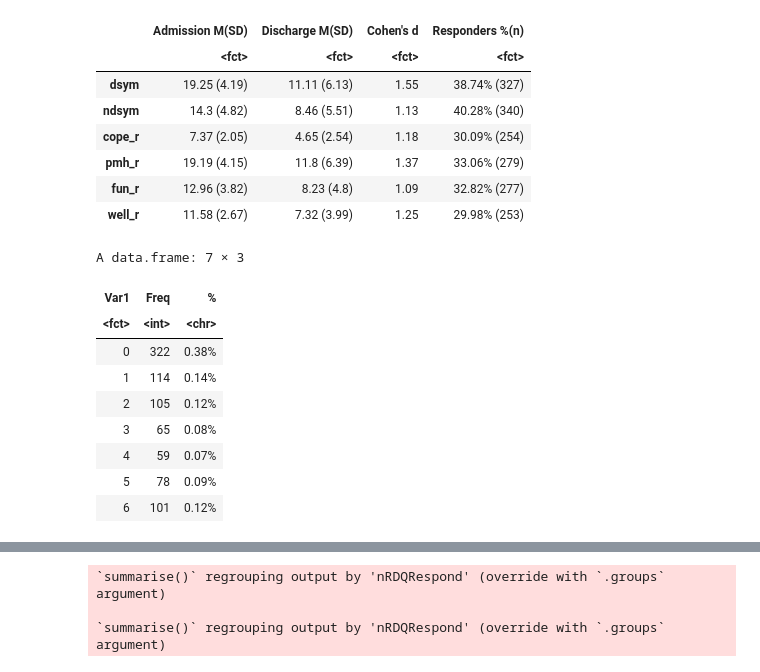
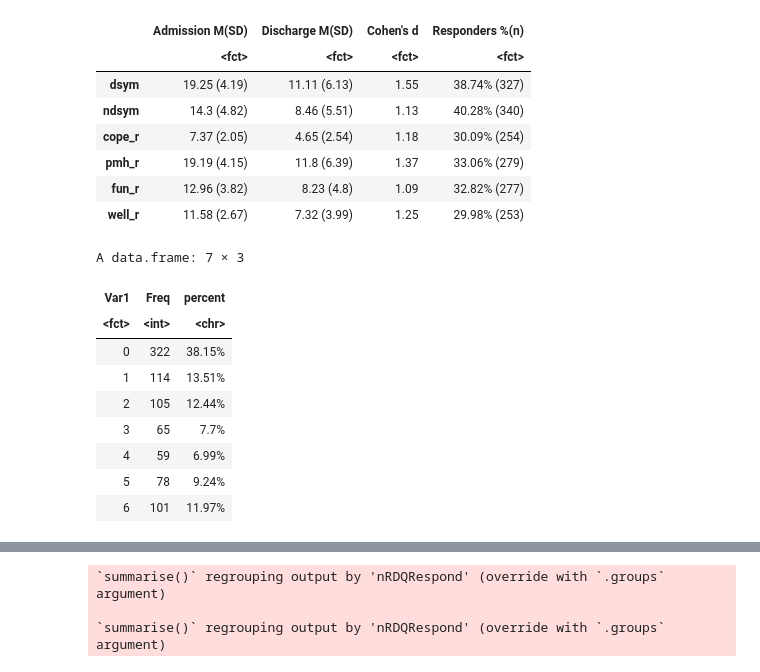
Before and after one commit to sin-ying-lin/phpTxOutcome, a Jupyter notebook: Code/50% Improvement 2nd.ipynb, the cells around one changed output, grey strips where cells are left out. Saved outputs shown, nothing was run; the diff lists cells and outputs as text; code cells hidden in the pictures.

```diff
--- a/Code/50% Improvement 2nd.ipynb
+++ b/Code/50% Improvement 2nd.ipynb
@@ -58,7 +237,7 @@ dfMDD$post_well_r_sum = rowSums(abs(dfMDD[grep('rdqpost_5[3-9]_1|rdqpost_69_1',
 facets = c('dsym', 'ndsym', 'cope_r', 'pmh_r', 'fun_r', 'well_r')
 prePostMean = matrix(0, nrow = 6, ncol = 4)
 
-for (i in 1:length(facets)){
+for (i in 1:6){
     facet = facets[i]
     preScore = dfMDD[,grep(paste0('pre_', facet,'_sum'), colnames(dfMDD))]
     postScore = dfMDD[,grep(paste0('post_', facet,'_sum'), colnames(dfMDD))]
@@ -66,9 +245,21 @@ for (i in 1:length(facets)){
     prePostMean[i, 2] = paste0(round(mean(postScore),2),' (', round(sd(postScore),2),')')
     prePostMean[i, 3] = round(cohen.d(preScore, postScore)$estimate, 2)
     prePostMean[i, 4] = paste0(
-        round(sum(ifelse((preScore-postScore) > 0.5*preScore, 1, 0))/nrow(dfMDD)*100, 2),'% (',
+        round(sum(ifelse(preScore-postScore > 0.5*preScore, 1, 0))/nrow(dfMDD)*100, 2),'% (',
         sum(ifelse((preScore-postScore) > 0.5*preScore, 1, 0)),')')
 }
+
+#for (i in 3:6){
+#    facet = facets[i]
+#    preScore = dfMDD[,grep(paste0('pre_', facet,'_sum'), colnames(dfMDD))]
+#    postScore = dfMDD[,grep(paste0('post_', facet,'_sum'), colnames(dfMDD))]
+#    prePostMean[i, 1] = paste0(round(mean(preScore),2),' (', round(sd(preScore),2),')')
+#    prePostMean[i, 2] = paste0(round(mean(postScore),2),' (', round(sd(postScore),2),')')
+#    prePostMean[i, 3] = round(cohen.d(preScore, postScore)$estimate, 2)
+#    prePostMean[i, 4] = paste0(
+#        round(sum(ifelse(postScore-preScore > 0.5*preScore, 1, 0))/nrow(dfMDD)*100, 2),'% (',
+#        sum(ifelse((postScore-preScore) > 0.5*preScore, 1, 0)),')')
+#}
 
 prePostMean = as.data.frame(prePostMean)
 colnames(prePostMean) = c('Admission M(SD)', 'Discharge M(SD)', "Cohen's d", 'Responders %(n)')
@@ -88,27 +279,36 @@ A data.frame: 6 × 4
 | well_r | 11.58 (2.67) | 7.32 (3.99) | 1.25 | 29.98% (253) |
 # %%
 nRDQResponder = matrix(0, ncol = 6, nrow = nrow(dfMDD))
-for (i in 1:length(facets)){
+for (i in 1:6){
     facet = facets[i]
     preScore = dfMDD[,grep(paste0('pre_', facet,'$'), colnames(dfMDD))]
     postScore = dfMDD[,grep(paste0('post_', facet,'$'), colnames(dfMDD))]
 
     nRDQResponder[,i] = ifelse((preScore-postScore) > 0.5*preScore, 1, 0)
 
 }
 
+#for (i in 3:6){
+#    facet = facets[i]
+#    preScore = dfMDD[,grep(paste0('pre_', facet,'$'), colnames(dfMDD))]
+#    postScore = dfMDD[,grep(paste0('post_', facet,'$'), colnames(dfMDD))]
+#
+#    nRDQResponder[,i] = ifelse((postScore-preScore) >= 0.5*preScore, 1, 0)
+#
+#}
+
 nRDQResponderTable = as.data.frame(table(rowSums(nRDQResponder)))
-nRDQResponderTable$`%` = paste0(round(nRDQResponderTable$Freq/nrow(dfMDD),2),'%')
+nRDQResponderTable$percent = paste0(round(nRDQResponderTable$Freq/nrow(dfMDD)*100,2),'%')
 write.csv(nRDQResponderTable, '../Results/nRDQResponderTable.csv', row.names = F)
 nRDQResponderTable
 # %% [output]
 A data.frame: 7 × 3
-| Var1 | Freq | % |
+| Var1 | Freq | percent |
 | <fct> | <int> | <chr> |
-| 0 | 322 | 0.38% |
-| 1 | 114 | 0.14% |
-| 2 | 105 | 0.12% |
-| 3 | 65 | 0.08% |
-| 4 | 59 | 0.07% |
-| 5 | 78 | 0.09% |
-| 6 | 101 | 0.12% |
+| 0 | 322 | 38.15% |
+| 1 | 114 | 13.51% |
+| 2 | 105 | 12.44% |
+| 3 | 65 | 7.7% |
+| 4 | 59 | 6.99% |
+| 5 | 78 | 9.24% |
+| 6 | 101 | 11.97% |
```
Also changed, not shown: parts of 55 cells of this notebook, 18 other files.
